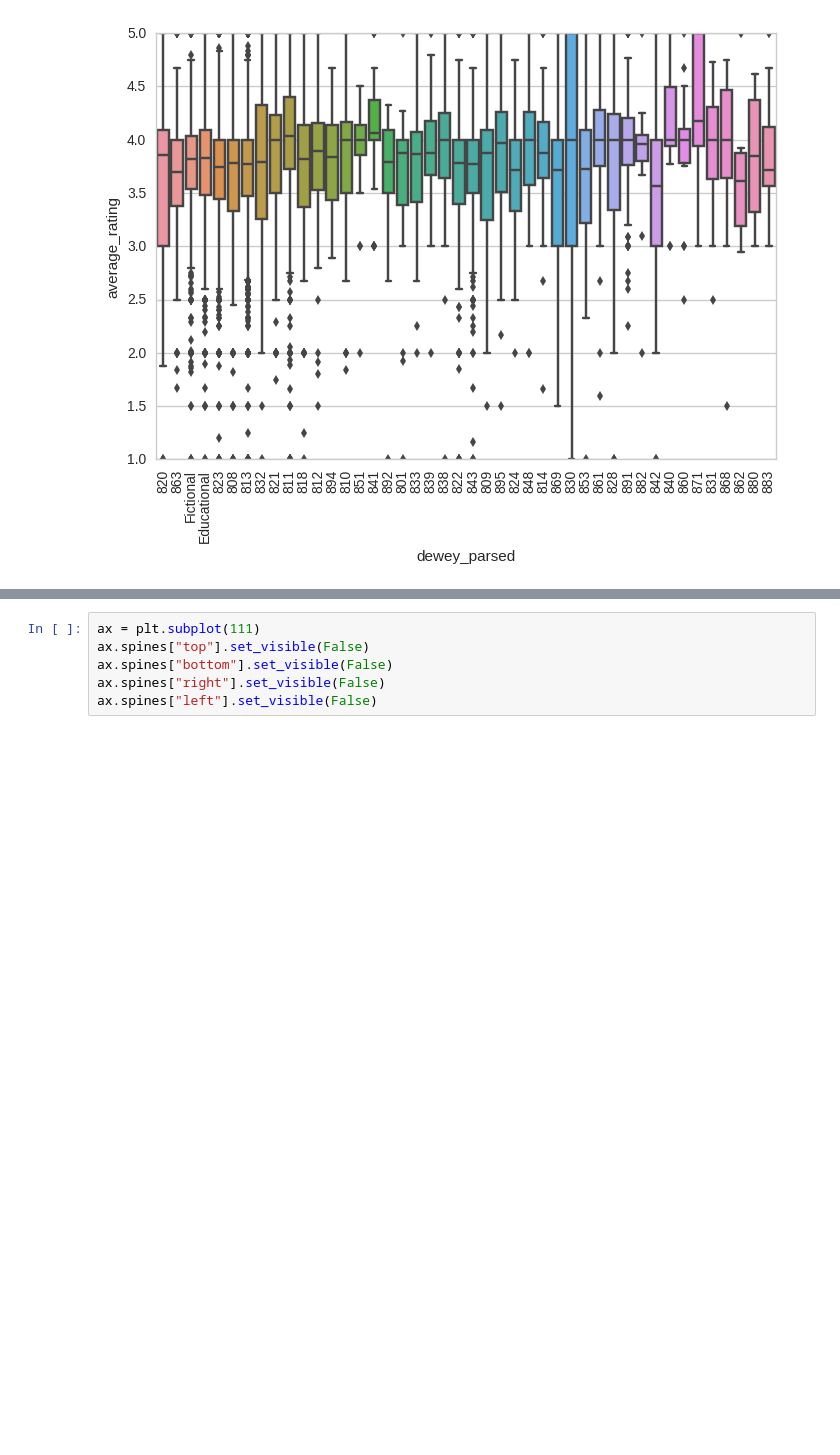
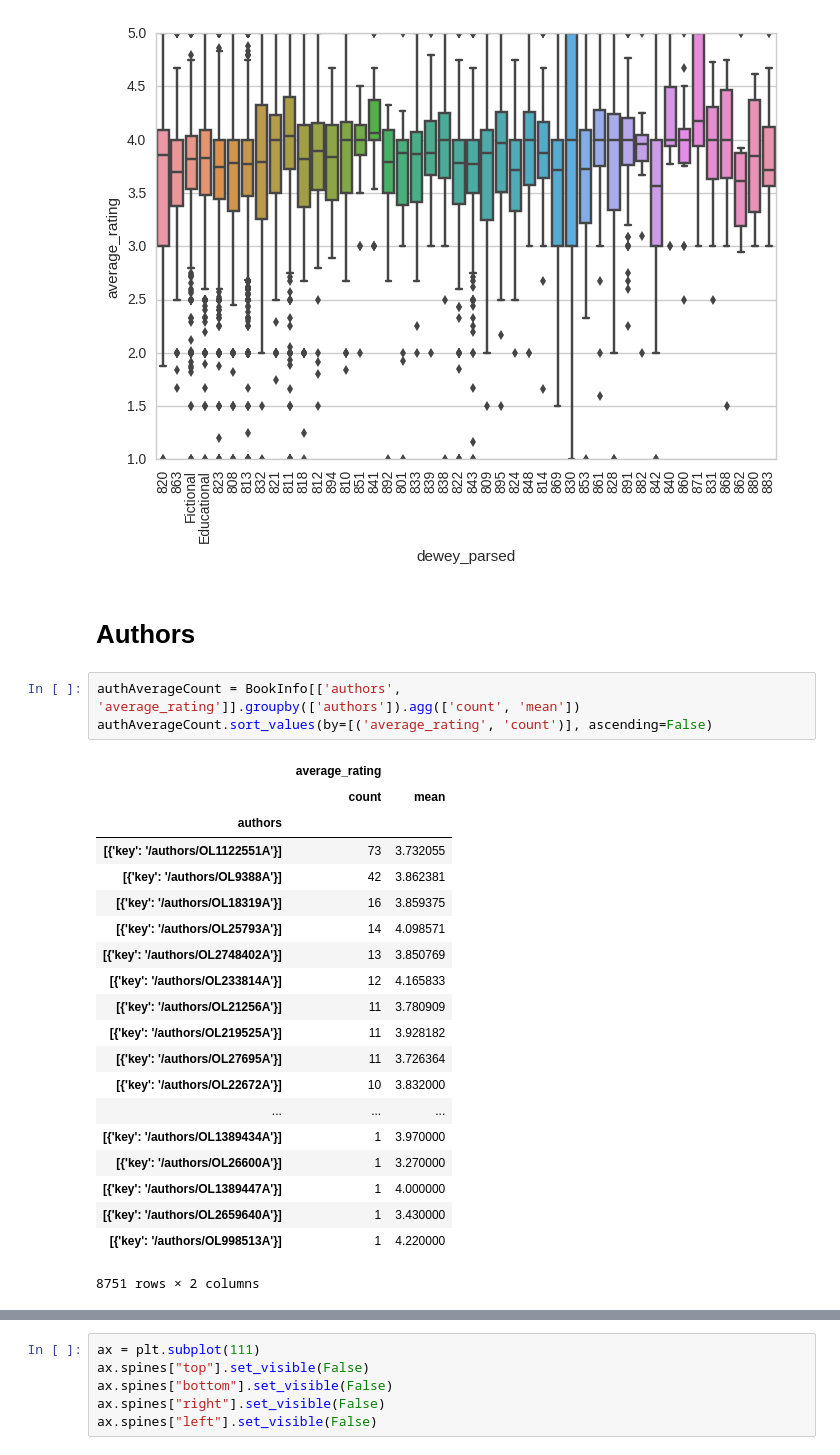
Before and after one commit to klitonandrea/BookRatings, a Jupyter notebook: Story telling with book ratings.ipynb, the cells around one changed output, grey strips where cells are left out. Drawn from its saved outputs; the diff is of its cells as text; blank space fills up the shorter version.

```diff
--- a/Story telling with book ratings.ipynb
+++ b/Story telling with book ratings.ipynb
@@ -214,3 +216,29 @@ for item in GenreRatingGR.get_xticklabels():
     item.set_rotation(90)
 # %% [output]
 [figure]
+# %% [markdown]
+# Authors
+# %%
+authAverageCount = BookInfo[['authors', 'average_rating']].groupby(['authors']).agg(['count', 'mean'])
+authAverageCount.sort_values(by=[('average_rating', 'count')], ascending=False)
+# %% [output]
+|  | average_rating |  |
+|  | count | mean |
+| authors |  |  |
+| [{'key': '/authors/OL1122551A'}] | 73 | 3.732055 |
+| [{'key': '/authors/OL9388A'}] | 42 | 3.862381 |
+| [{'key': '/authors/OL18319A'}] | 16 | 3.859375 |
+| [{'key': '/authors/OL25793A'}] | 14 | 4.098571 |
+| [{'key': '/authors/OL2748402A'}] | 13 | 3.850769 |
+| [{'key': '/authors/OL233814A'}] | 12 | 4.165833 |
+| [{'key': '/authors/OL21256A'}] | 11 | 3.780909 |
+| [{'key': '/authors/OL219525A'}] | 11 | 3.928182 |
+| [{'key': '/authors/OL27695A'}] | 11 | 3.726364 |
+| [{'key': '/authors/OL22672A'}] | 10 | 3.832000 |
+| ... | ... | ... |
+| [{'key': '/authors/OL1389434A'}] | 1 | 3.970000 |
+| [{'key': '/authors/OL26600A'}] | 1 | 3.270000 |
+| [{'key': '/authors/OL1389447A'}] | 1 | 4.000000 |
+| [{'key': '/authors/OL2659640A'}] | 1 | 3.430000 |
+| [{'key': '/authors/OL998513A'}] | 1 | 4.220000 |
+8751 rows × 2 columns
```
Also changed, not shown: parts of 21 cells of this notebook.
